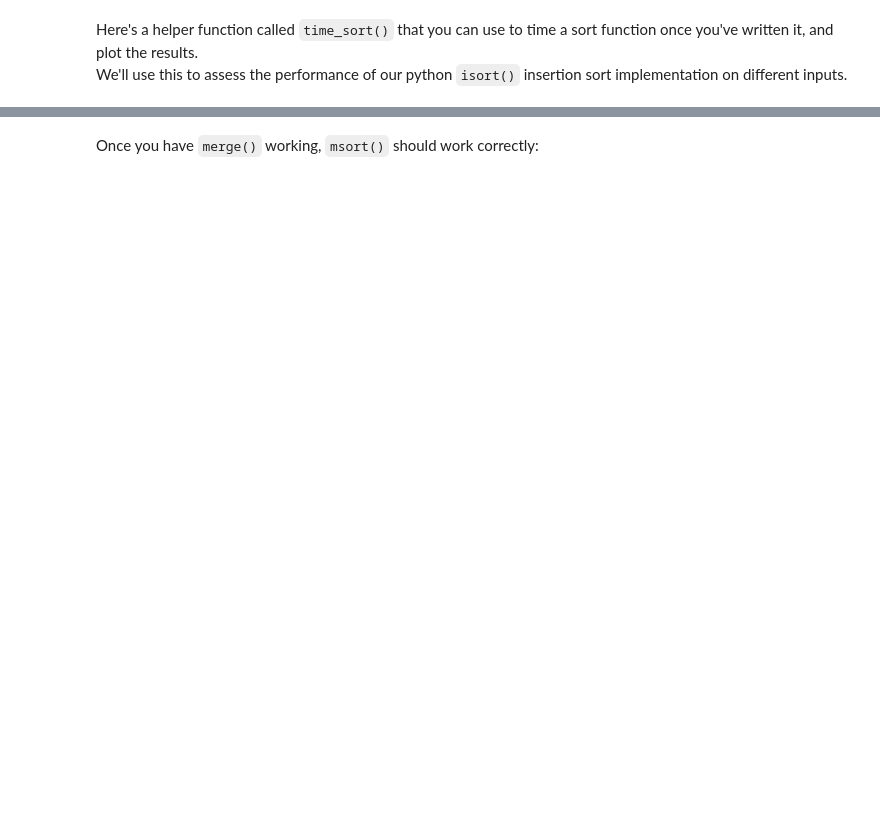
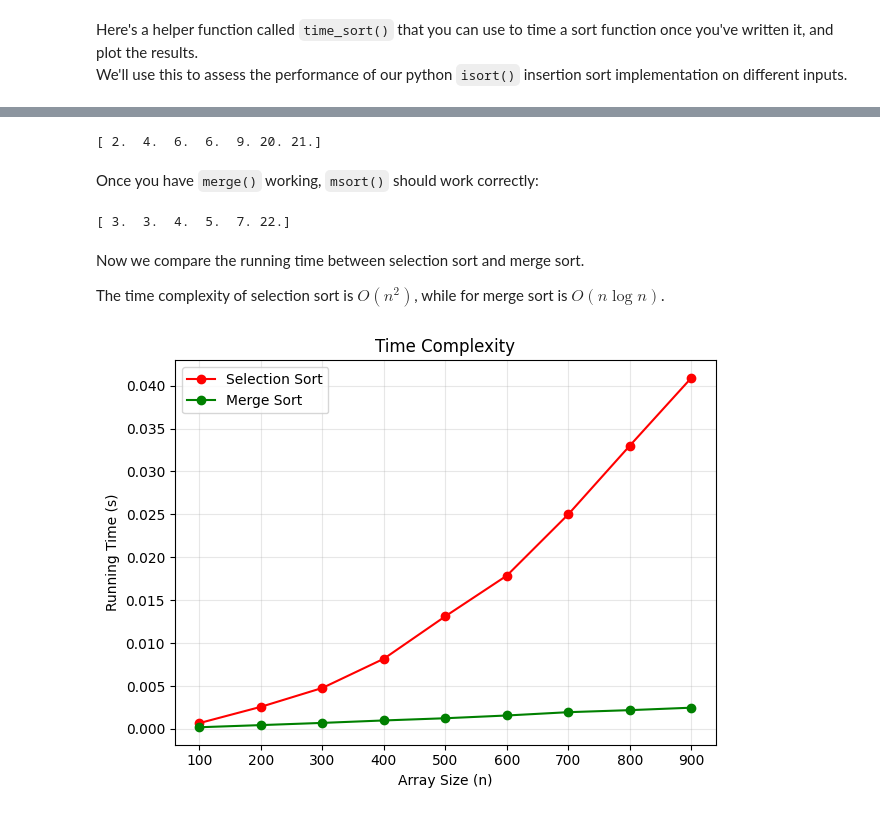
Before and after one commit to melbournebioinformatics/COMP90014_2025, a Jupyter notebook: tutorials/week1/Week_01_Measuring_Complexity.ipynb, the cells around one changed output, grey strips where cells are left out. Cells and saved outputs as stored; diff of their text form; code cells hidden in the pictures; blank space fills up the shorter version.

```diff
--- a/tutorials/week1/Week_01_Measuring_Complexity.ipynb
+++ b/tutorials/week1/Week_01_Measuring_Complexity.ipynb
@@ -364,15 +354,15 @@ assert np.array_equal(selection_sort(x), np.sort(x))
 We've written some functions below that create lists with different properties. <br>
 Execute the following cell so that your python kernel knows about them.
 # %%
-def sorted_list(N):
+def sorted_array(N):
     """Creates a list of N integers that is already sorted."""
     return np.arange(N)
 
-def reversed_list(N):
+def reversed_array(N):
     """Creates a list of N integers, sorted in reversed order."""
     return np.arange(N-1, -1, -1)
 
-def random_list(N):
+def random_array(N):
     """Creates a list of N integers, shuffled randomly."""
     return np.random.permutation(N)
 # %%
@@ -398,6 +383,6 @@ items = random_list(10)
 # %% [markdown]
 On a bigger list:
 # %%
-items = random_list(1000)
+items = random_array(1000)
 %timeit selection_sort(items)
 # %% [output]
@@ -470,10 +450,10 @@ Here is the merge sort code given in lectures:
 # %%
 def msort(items):
-    len_list = len(items)
-    if len_list <= 1:
+    len_array = len(items)
+    if len_array <= 1:
         return items
     else:
-        mid_point = len_list//2
+        mid_point = len_array // 2
         top = items[:mid_point]
         bottom = items[mid_point:]
         return merge(msort(top), msort(bottom))
@@ -491,13 +472,55 @@ def merge(list1, list2):
     raise NotImplementedError
 # %%
 # Test your merge function
-x1 = [4,6,9]
-x2 = [2,6,20,21]
-print(merge(x1,x2))
-assert merge(x1,x2) == [2,4,6,6,9,20,21]
+x1 = np.array([4, 6, 9])
+x2 = np.array([2, 6, 20, 21])
+print(merge(x1, x2))
+assert np.array_equal(merge(x1, x2), np.array([2, 4, 6, 6, 9, 20, 21]))
+# %% [output]
+[ 2.  4.  6.  6.  9. 20. 21.]
 # %% [markdown]
 Once you have `merge()` working, `msort()` should work correctly:
 # %%
-x = [5,3,7,22,4,3]
+x = [5, 3, 7, 22, 4, 3]
 print(msort(x))
-assert msort(x) == sorted(x)
+assert np.array_equal(msort(x), sorted(x))
+# %% [output]
+[ 3.  3.  4.  5.  7. 22.]
+# %% [markdown]
+Now we compare the running time between selection sort and merge sort.
+
+The time complexity of selection sort is $O(n^2)$, while for merge sort is $O(n \log n)$.
+# %%
+n_items = list(range(100, 1000, 100))
+
+# Higher number repeats -> smoother curve, but longer running time
+n_repeat = 50
+
+# Selection Sort
+data = []
+for n in n_items:
+    # Use random array as input
+    the_input = random_array(n)
+    time_taken = time_sort(selection_sort, the_input, n_repeat)
+    data.append(time_taken)
+plt.plot(n_items, data, "r-o", label = "Selection Sort")
+
+# Merge Sort with the same code
+data = []
+for n in n_items:
+    # Use random array as input
+    the_input = random_array(n)
+    time_taken = time_sort(msort, the_input, n_repeat)
+    data.append(time_taken)
+plt.plot(n_items, data, "g-o", label = "Merge Sort")
+
+# Plot
+plt.legend()
+plt.title('Time Complexity')
+plt.xlabel('Array Size (n)')
+plt.ylabel('Running Time (s)')
+plt.grid(True, alpha=0.3)
+plt.tight_layout()
+plt.show()
+# %% [output]
+[figure, added]
```
Also changed, not shown: parts of 22 cells of this notebook, 3 other files.
